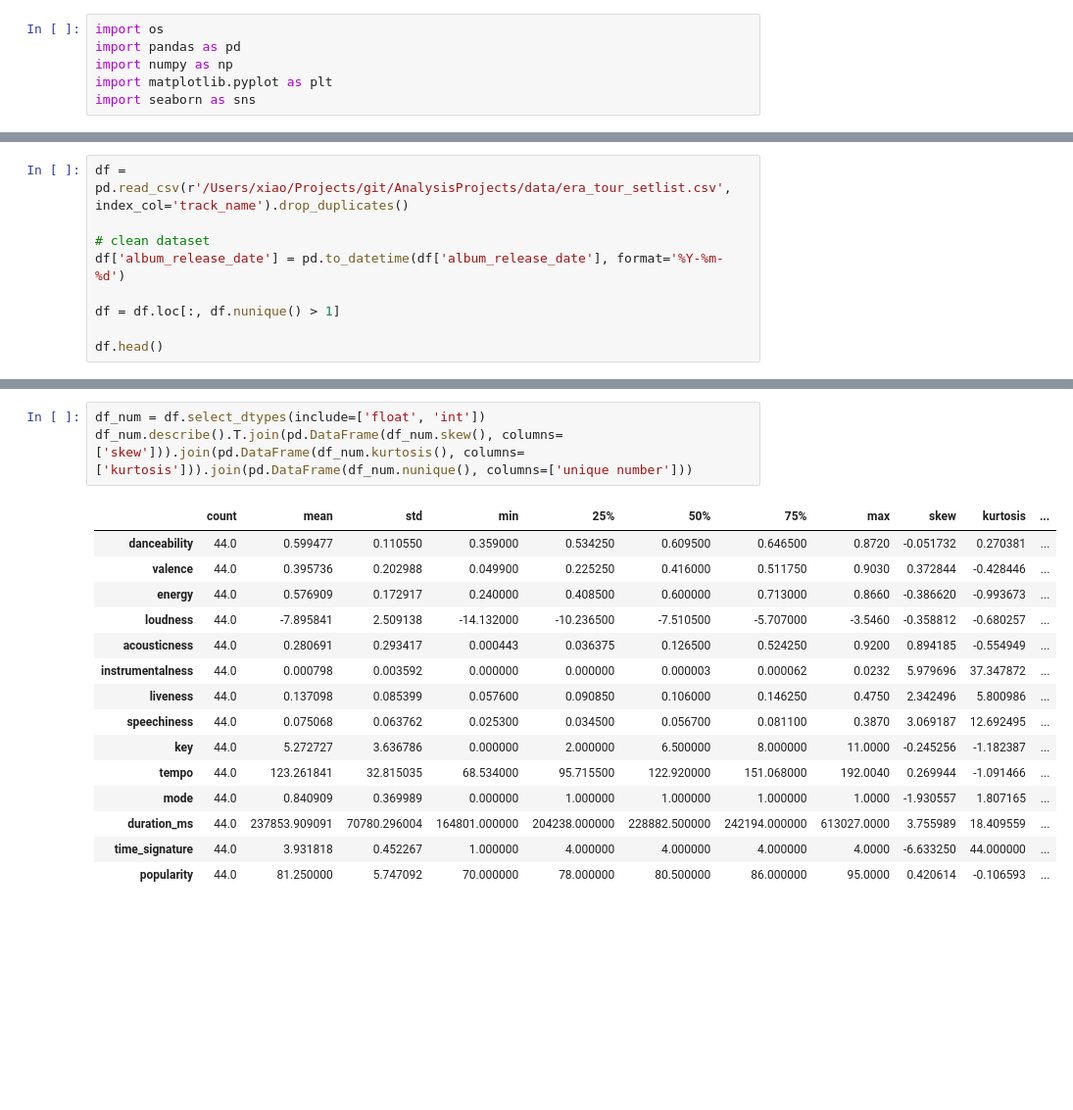
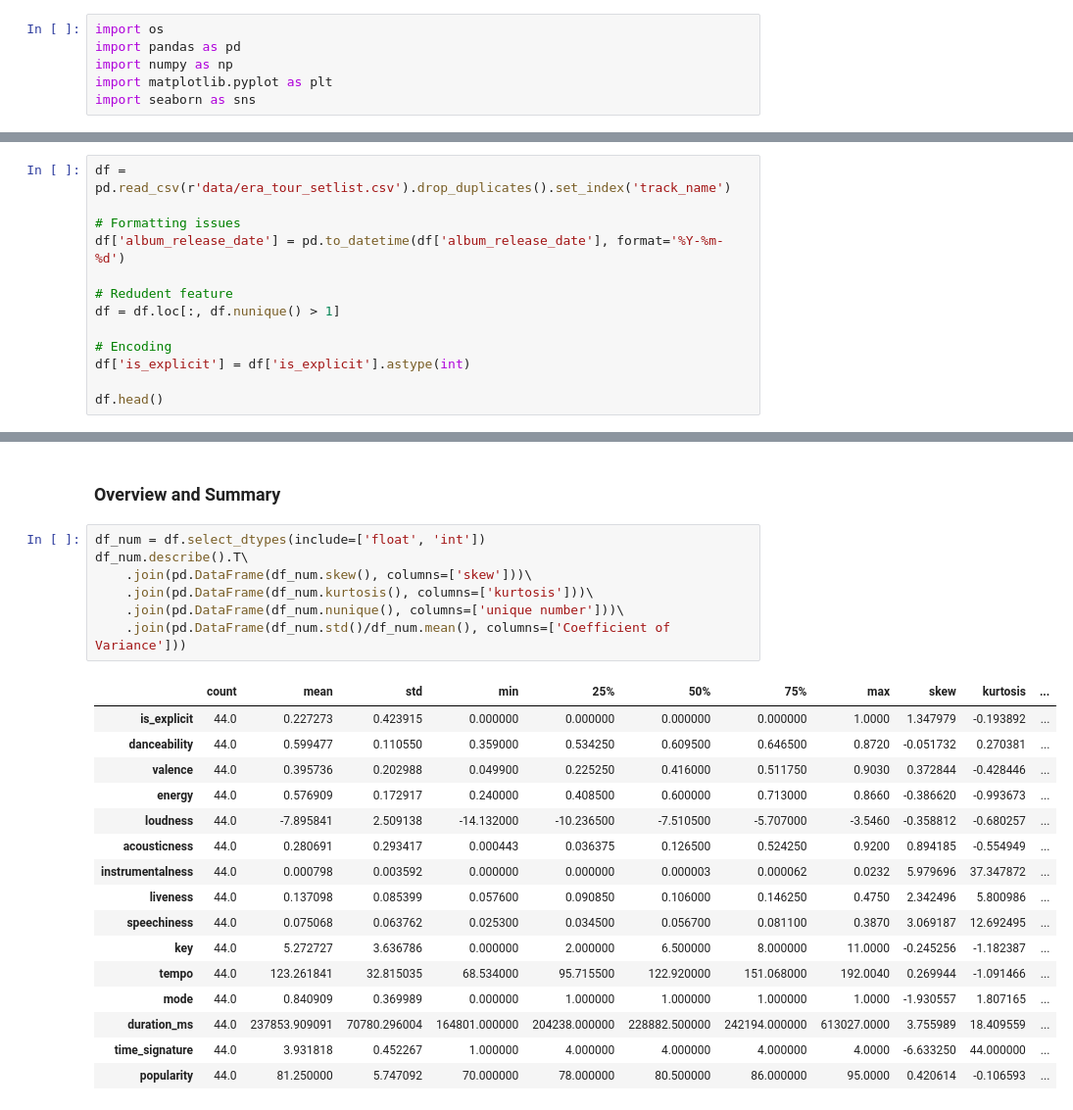
Before and after one commit to XimeCraft/AnalysisProjects, a Jupyter notebook: EraTourSetlistAnalysis.ipynb, the cells around one changed output, grey strips where cells are left out. Shown at 98% size. Cells and saved outputs as stored; diff of their text form; blank space fills up the shorter version.

```diff
--- a/EraTourSetlistAnalysis.ipynb
+++ b/EraTourSetlistAnalysis.ipynb
@@ -43,11 +46,15 @@ import seaborn as sns
 # %%
-df = pd.read_csv(r'/Users/xiao/Projects/git/AnalysisProjects/data/era_tour_setlist.csv', index_col='track_name').drop_duplicates()
+df = pd.read_csv(r'data/era_tour_setlist.csv').drop_duplicates().set_index('track_name')
 
-# clean dataset
+# Formatting issues
 df['album_release_date'] = pd.to_datetime(df['album_release_date'], format='%Y-%m-%d')
 
+# Redudent feature
 df = df.loc[:, df.nunique() > 1]
 
+# Encoding
+df['is_explicit'] = df['is_explicit'].astype(int)
+
 df.head()
 # %% [output]
 |  | is_explicit | album_release_date | danceability | valence | energy | loudness | acousticness | ... |
@@ -62,8 +91,15 @@ df.head()
+# %% [markdown]
+### Overview and Summary
 # %%
 df_num = df.select_dtypes(include=['float', 'int'])
-df_num.describe().T.join(pd.DataFrame(df_num.skew(), columns=['skew'])).join(pd.DataFrame(df_num.kurtosis(), columns=['kurtosis'])).join(pd.DataFrame(df_num.nunique(), columns=['unique number']))
+df_num.describe().T\
+    .join(pd.DataFrame(df_num.skew(), columns=['skew']))\
+    .join(pd.DataFrame(df_num.kurtosis(), columns=['kurtosis']))\
+    .join(pd.DataFrame(df_num.nunique(), columns=['unique number']))\
+    .join(pd.DataFrame(df_num.std()/df_num.mean(), columns=['Coefficient of Variance']))
 # %% [output]
 |  | count | mean | std | min | 25% | 50% | 75% | max | skew | kurtosis | ... |
+| is_explicit | 44.0 | 0.227273 | 0.423915 | 0.000000 | 0.000000 | 0.000000 | 0.000000 | 1.0000 | 1.347979 | -0.193892 | ... |
 | danceability | 44.0 | 0.599477 | 0.110550 | 0.359000 | 0.534250 | 0.609500 | 0.646500 | 0.8720 | -0.051732 | 0.270381 | ... |
 | valence | 44.0 | 0.395736 | 0.202988 | 0.049900 | 0.225250 | 0.416000 | 0.511750 | 0.9030 | 0.372844 | -0.428446 | ... |
 | energy | 44.0 | 0.576909 | 0.172917 | 0.240000 | 0.408500 | 0.600000 | 0.713000 | 0.8660 | -0.386620 | -0.993673 | ... |
```
Also changed, not shown: parts of 26 cells of this notebook, 1 other file.
